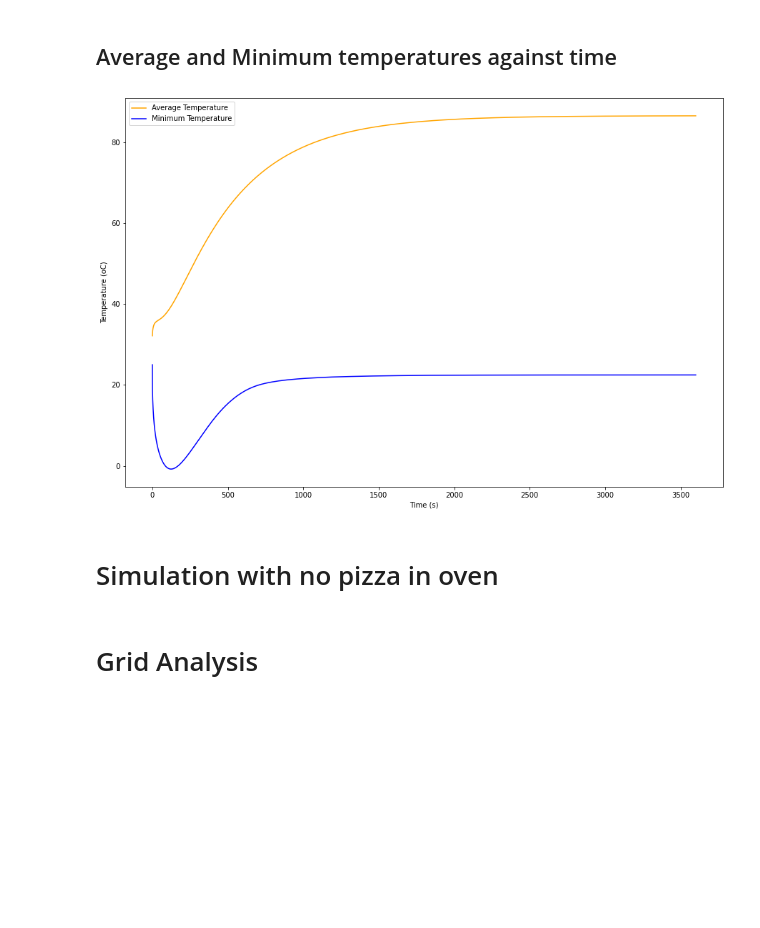
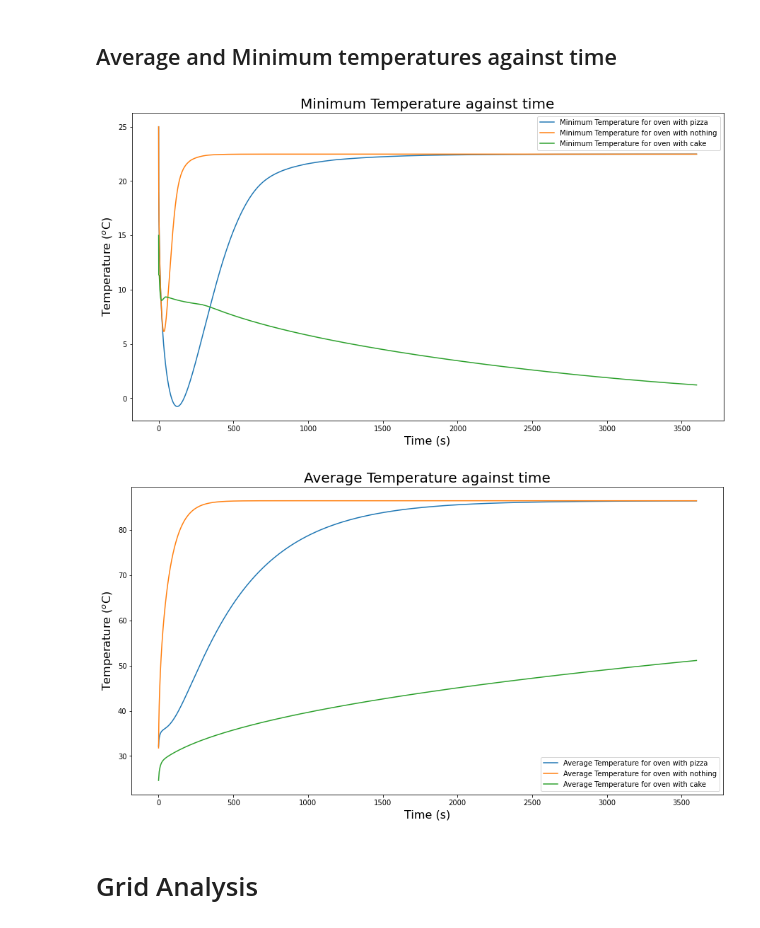
Before and after one commit to charlieblindsay/pizza-oven-temperature-distribution, a Jupyter notebook: main.ipynb, the cells around one changed output. Drawn from its saved outputs; the diff is of its cells as text; code cells hidden in the pictures; blank space fills up the shorter version.

```diff
--- a/main.ipynb
+++ b/main.ipynb
@@ -50,7 +57,7 @@ diffusivity_tomato_paste = 1.737e-7
 # %% [markdown]
 # Creating dependent variable arrays
 # %%
-def get_dependent_variable_arrays(time_increment, radial_increment, height_increment):
+def get_dependent_variable_arrays(simulation_duration, time_increment, radial_increment, height_increment):
 
     time_array = np.arange(0, simulation_duration + time_increment, time_increment)
     radius_array = np.arange(0, radius_oven + radial_increment, radial_increment)
@@ -136,7 +152,7 @@ def perform_simulation(Temperature_matrix, Diffusivity_matrix, radius_array, num
                                             temperature_infinity) / (thermal_conductivity_air / dz + convective_heat_transfer_coefficient)
 
         # Robin B.C. for i = 0 (as this index is missed in above for loop)
-        Temperature_matrix[p, 0, -1] = ((thermal_conductivity_air * Temperature_matrix[p, 0, -2]) / dz - convective_heat_transfer_coefficient *
+        Temperature_matrix[p, 0, -1] = ((thermal_conductivity_air * Temperature_matrix[p, 0, -2]) / dz + convective_heat_transfer_coefficient *
                                         temperature_infinity) / (thermal_conductivity_air / dz + convective_heat_transfer_coefficient)
 
     return Temperature_matrix
@@ -238,15 +279,15 @@ def perform_simulation_and_plot_contours(time_increment, radial_increment, heigh
 # %% [markdown]
 # Simulation with pizza in oven
 # %%
-dt = 0.25
-dr = 0.005
-dz = 0.005
+dt = base_time_increment
+dr = base_radial_increment
+dz = base_height_increment
 
 Temperature_with_pizza_matrix = perform_simulation_and_plot_contours(
     time_increment=dt,
     radial_increment=dr,
     height_increment=dz,
-    number_of_plots=9,
+    number_of_plots=15,
     pizza_is_in_oven_bool=True,
     cake_is_in_oven_bool=False
 )
@@ -257,0 +323,13 @@ Temperature_with_pizza_matrix = perform_simulation_and_plot_contours(
+# %%
+dt = base_time_increment
+dr = base_radial_increment
+dz = base_height_increment
+
+Temperature_with_cake_matrix = perform_simulation_and_plot_contours(
+    time_increment=dt,
+    radial_increment=dr,
+    height_increment=dz,
+    number_of_plots=3,
+    pizza_is_in_oven_bool=False,
+    cake_is_in_oven_bool=True
+)
@@ -258,10 +338,25 @@ Temperature_with_pizza_matrix = perform_simulation_and_plot_contours(
 # %% [markdown]
 ## Average and Minimum temperatures against time
 # %%
-t_array, r_array, z_array = get_dependent_variable_arrays(time_increment=dt, radial_increment=dr, height_increment=dz)
+t_array, r_array, z_array = get_dependent_variable_arrays(
+    simulation_duration=simulation_duration,
+    time_increment=dt,
+    radial_increment=dr,
+    height_increment=dz)
+
 Nt, Nr, Nz = get_number_of_increments_in_dependent_variable_arrays(t_array, r_array, z_array)
-plot_minimum_and_average_temperature_against_time(Temperature_matrix=Temperature_with_pizza_matrix, time_array=t_array, number_time_increments=Nt)
+
+plot_temperature_against_time(
+    option='Minimum', # plots minimum temperature against time
+    Temperature_matrices=[Temperature_with_pizza_matrix, Temperature_with_nothing_in_oven_matrix, Temperature_with_cake_matrix],
+    time_array=t_array,
+    number_time_increments=Nt)
+
+plot_temperature_against_time(
+    option='Average', # plots average temperature against time
+    Temperature_matrices=[Temperature_with_pizza_matrix, Temperature_with_nothing_in_oven_matrix, Temperature_with_cake_matrix],
+    time_array=t_array,
+    number_time_increments=Nt)
 # %% [output]
-[figure, old version]
+[figure, new version]
+[figure, added]
-# %% [markdown]
-# Simulation with no pizza in oven
```
Also changed, not shown: parts of 27 cells of this notebook.
